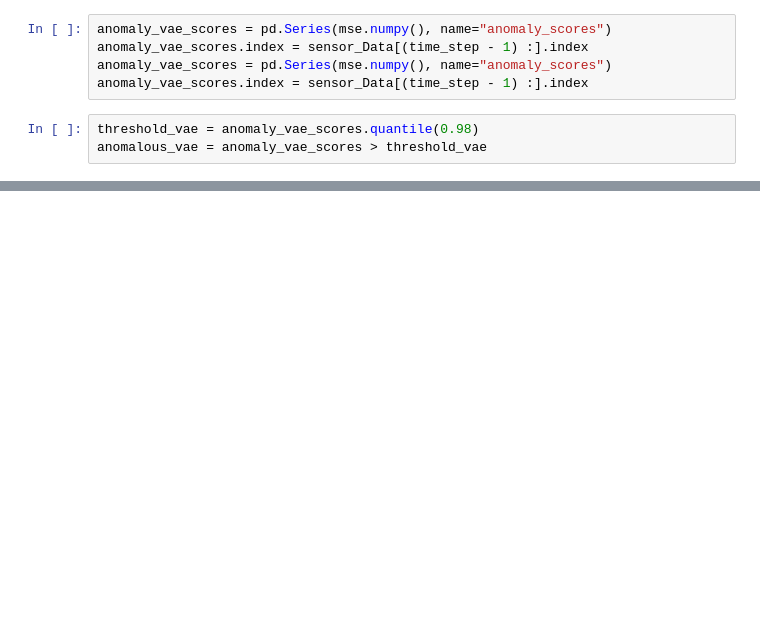
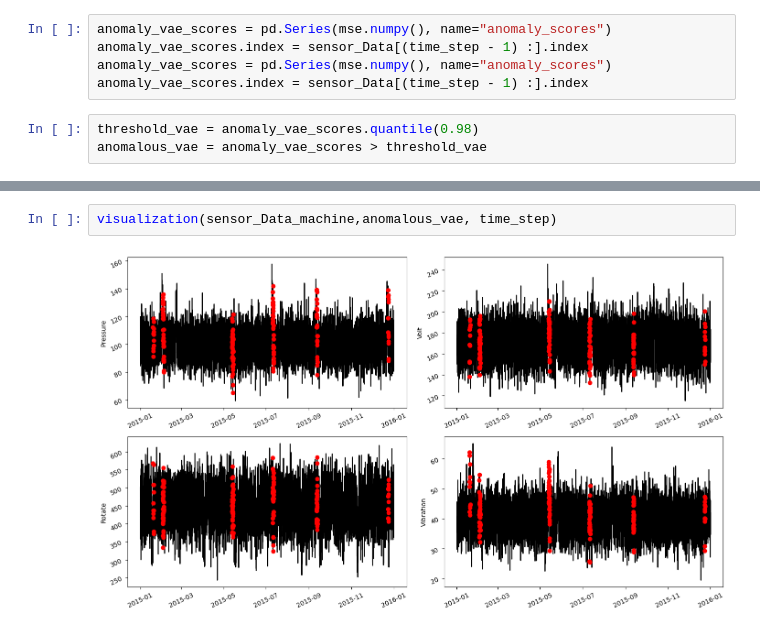
Before and after one commit to jvachier/Anomaly-Detection-From-Decision-Tree-to-Generative-Model, a Jupyter notebook: anamaly_detection.ipynb, the cells around one changed output, grey strips where cells are left out. Saved outputs shown, nothing was run; the diff lists cells and outputs as text; blank space fills up the shorter version.

```diff
--- a/anamaly_detection.ipynb
+++ b/anamaly_detection.ipynb
@@ -543,0 +438,4 @@ fig.tight_layout(pad = 1.2)
+# %%
+visualization(sensor_Data_machine,anomalous_vae, time_step)
+# %% [output]
+[figure, added]
```
Also changed, not shown: parts of 13 cells of this notebook.
